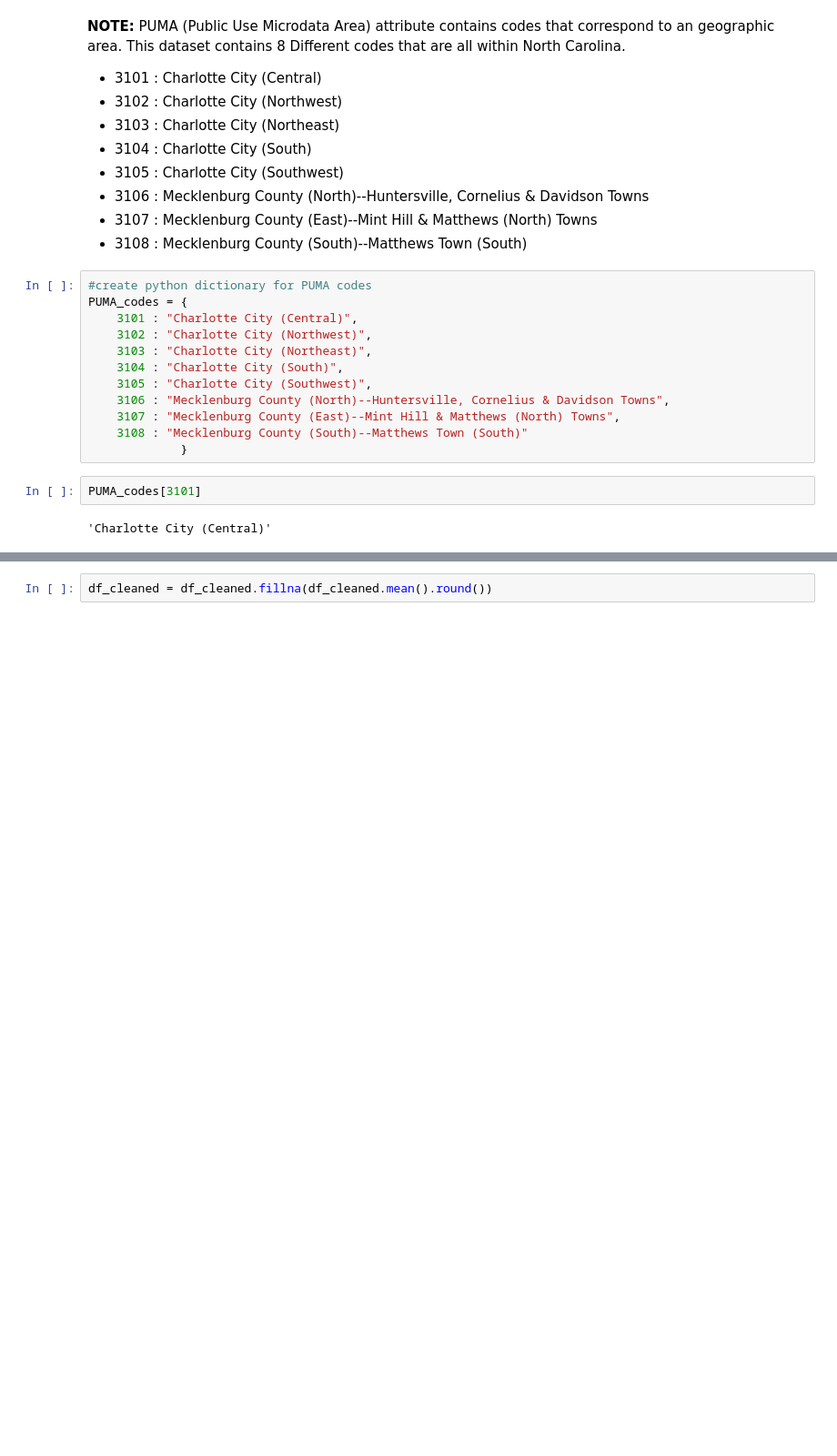
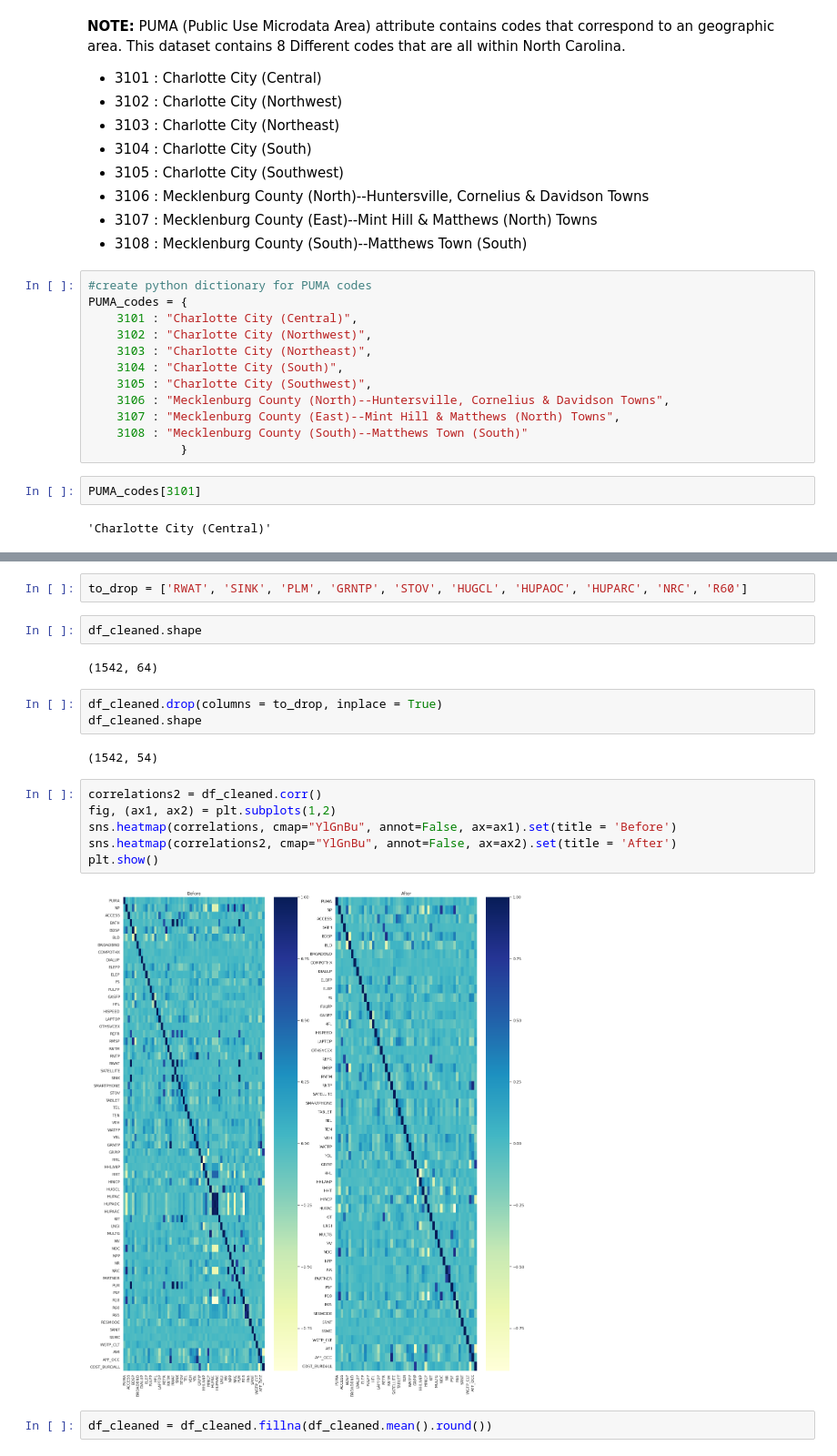
Before and after one commit to ITCS4122VISUALANALYTICS/Charlotte_Housing, a Jupyter notebook: notebooks/exploration_and_cleaning.ipynb, the cells around one changed output, grey strips where cells are left out. Shown at 91% size. Saved outputs shown, nothing was run; the diff lists cells and outputs as text; blank space fills up the shorter version.

```diff
--- a/notebooks/exploration_and_cleaning.ipynb
+++ b/notebooks/exploration_and_cleaning.ipynb
@@ -360,3 +431,22 @@ PUMA_codes[3101]
+# %%
+to_drop = ['RWAT', 'SINK', 'PLM', 'GRNTP', 'STOV', 'HUGCL', 'HUPAOC', 'HUPARC', 'NRC', 'R60']
+# %%
+df_cleaned.shape
+# %% [output]
+(1542, 64)
+# %%
+df_cleaned.drop(columns = to_drop, inplace = True)
+df_cleaned.shape
+# %% [output]
+(1542, 54)
+# %%
+correlations2 = df_cleaned.corr()
+fig, (ax1, ax2) = plt.subplots(1,2)
+sns.heatmap(correlations, cmap="YlGnBu", annot=False, ax=ax1).set(title = 'Before')
+sns.heatmap(correlations2, cmap="YlGnBu", annot=False, ax=ax2).set(title = 'After')
+plt.show()
+# %% [output]
+[figure, added]
 # %%
 df_cleaned = df_cleaned.fillna(df_cleaned.mean().round())
 # %% [markdown]
```
Also changed, not shown: parts of 9 cells of this notebook, 3 other files.
